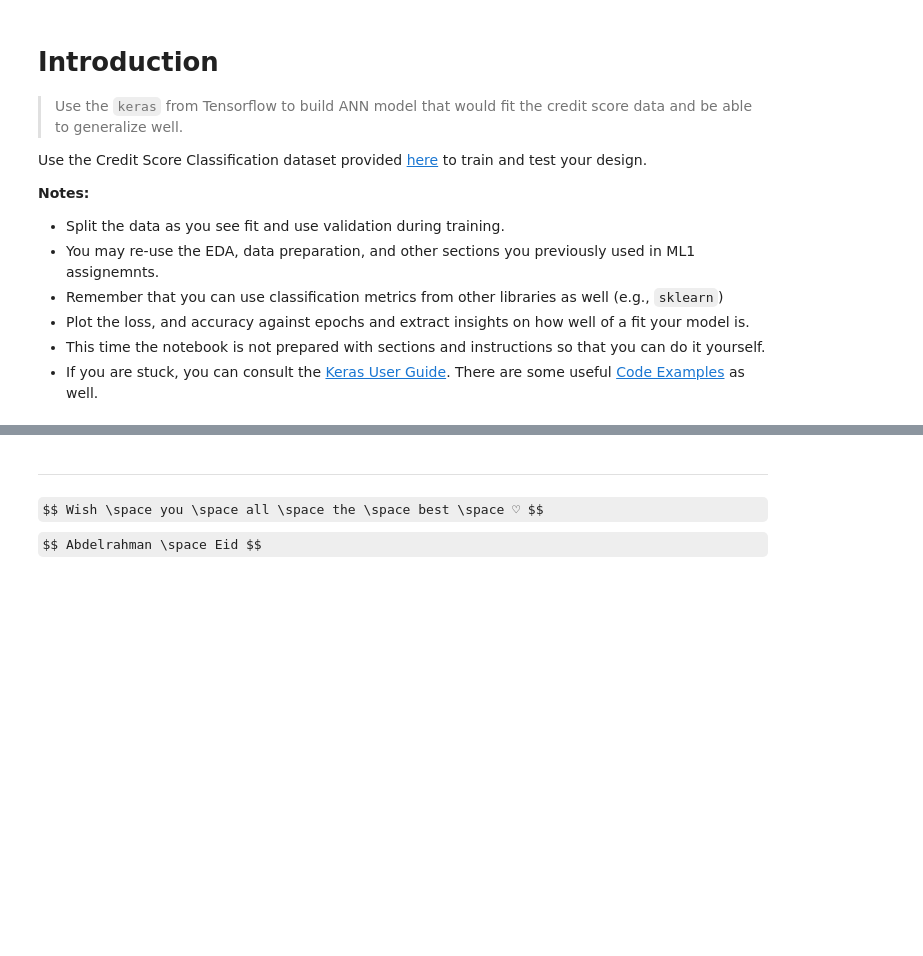
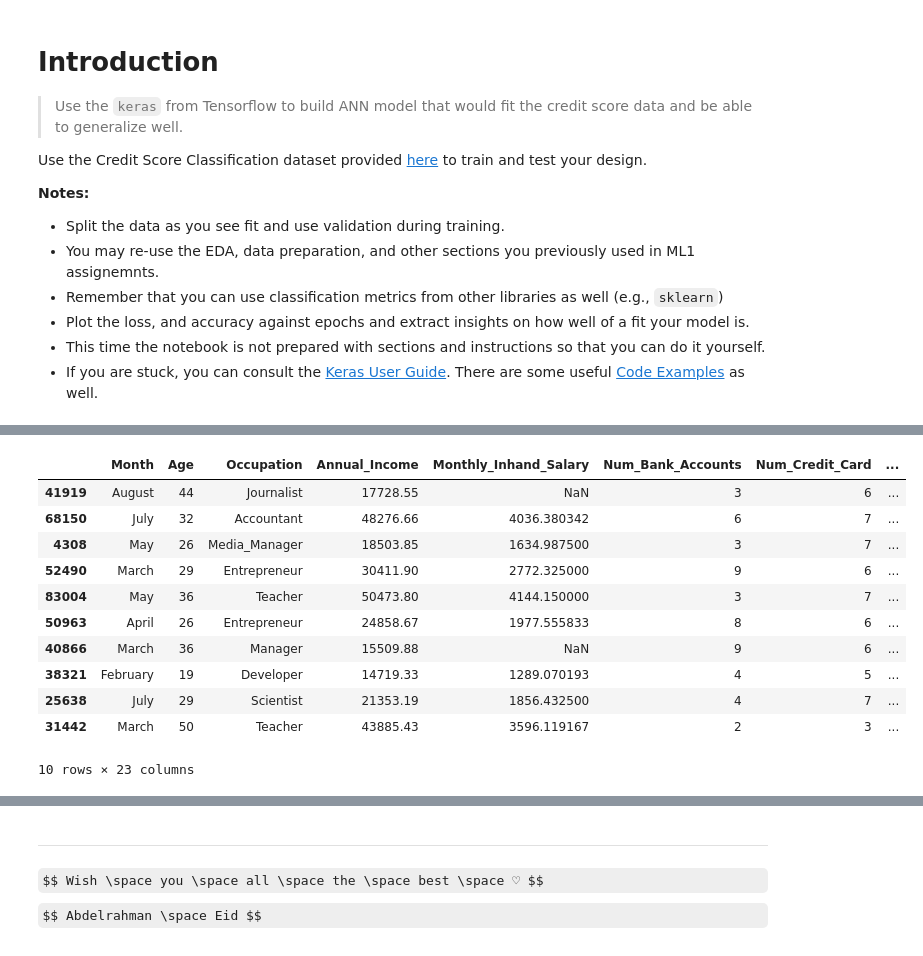
Before and after one commit to IsraaAbdelghany9/Deep_Learning_projects, a Jupyter notebook: dl_lab2_your_name.ipynb, the cells around one changed output, grey strips where cells are left out. Drawn from its saved outputs; the diff is of its cells as text; code cells hidden in the pictures; some formulas as TeX source; blank space fills up the shorter version.

```diff
--- a/dl_lab2_your_name.ipynb
+++ b/dl_lab2_your_name.ipynb
@@ -18,0 +314,2 @@ Use the Credit Score Classification dataset provided [here](https://www.kaggle.c
+# %%
+df = preprocess_data_convert_to_numeric(train_data, drop_cols, int_cols, float_cols)
@@ -18,0 +346,37 @@ Use the Credit Score Classification dataset provided [here](https://www.kaggle.c
+# %%
+train_data = df
+# %%
+def cap_outliers(df, col):
+    Q1 = df[col].quantile(0.1)
+    Q3 = df[col].quantile(0.9)
+    # IQR = Q3 - Q1
+
+    # lower_bound = Q1
+    # upper_bound = Q3
+
+    # Cap values
+    df[col] = df[col].clip(Q1, Q3)
+    return df
+
+def cap_df_outliers(df): # for only numeric col
+    df_num = df.select_dtypes(include=['float64', 'int64'])
+    for col in df_num.columns:
+        df = cap_outliers(df, col)
+    return df
+# %%
+train_data = cap_df_outliers(train_data)
+# %%
+train_data.head(10)
+# %% [output]
+|  | Month | Age | Occupation | Annual_Income | Monthly_Inhand_Salary | Num_Bank_Accounts | Num_Credit_Card | ... |
+| 41919 | August | 44 | Journalist | 17728.55 | NaN | 3 | 6 | ... |
+| 68150 | July | 32 | Accountant | 48276.66 | 4036.380342 | 6 | 7 | ... |
+| 4308 | May | 26 | Media_Manager | 18503.85 | 1634.987500 | 3 | 7 | ... |
+| 52490 | March | 29 | Entrepreneur | 30411.90 | 2772.325000 | 9 | 6 | ... |
+| 83004 | May | 36 | Teacher | 50473.80 | 4144.150000 | 3 | 7 | ... |
+| 50963 | April | 26 | Entrepreneur | 24858.67 | 1977.555833 | 8 | 6 | ... |
+| 40866 | March | 36 | Manager | 15509.88 | NaN | 9 | 6 | ... |
+| 38321 | February | 19 | Developer | 14719.33 | 1289.070193 | 4 | 5 | ... |
+| 25638 | July | 29 | Scientist | 21353.19 | 1856.432500 | 4 | 7 | ... |
+| 31442 | March | 50 | Teacher | 43885.43 | 3596.119167 | 2 | 3 | ... |
+10 rows × 23 columns
```
Also changed, not shown: parts of 58 cells of this notebook.
